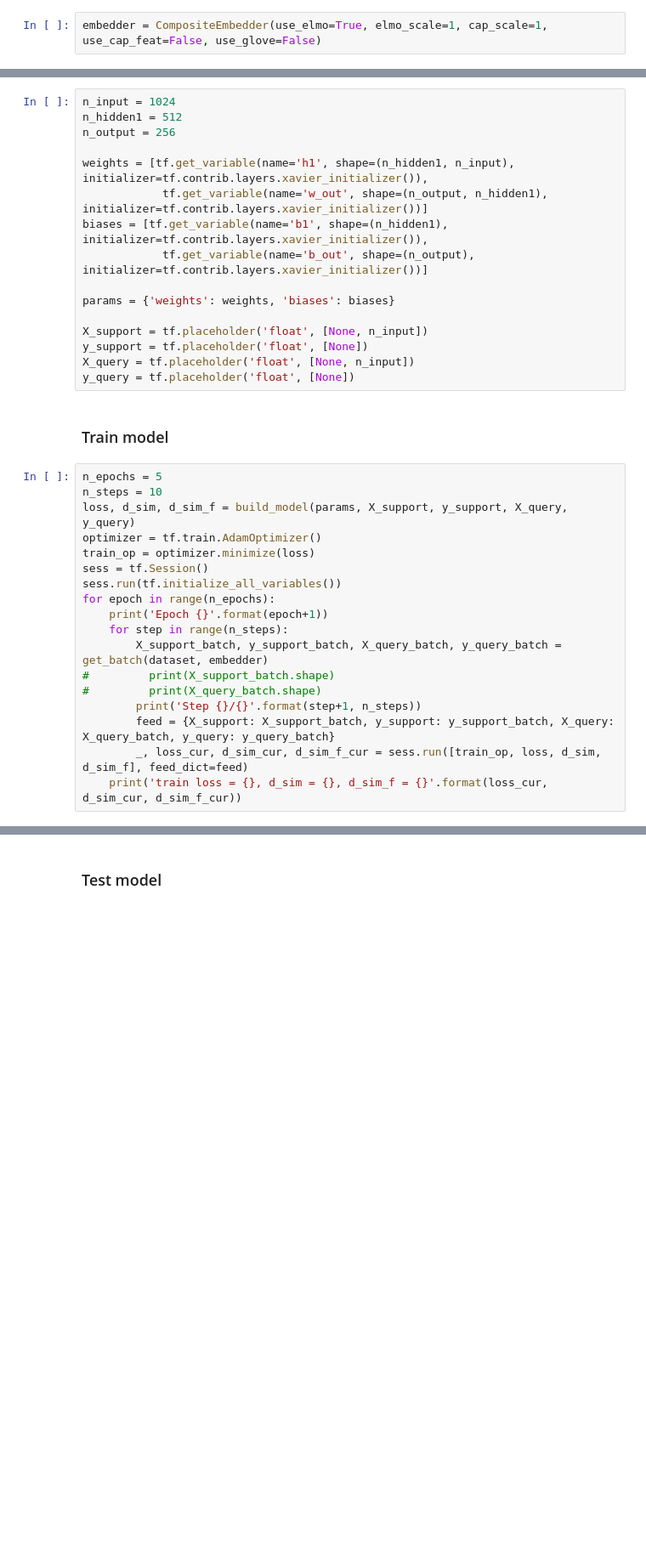
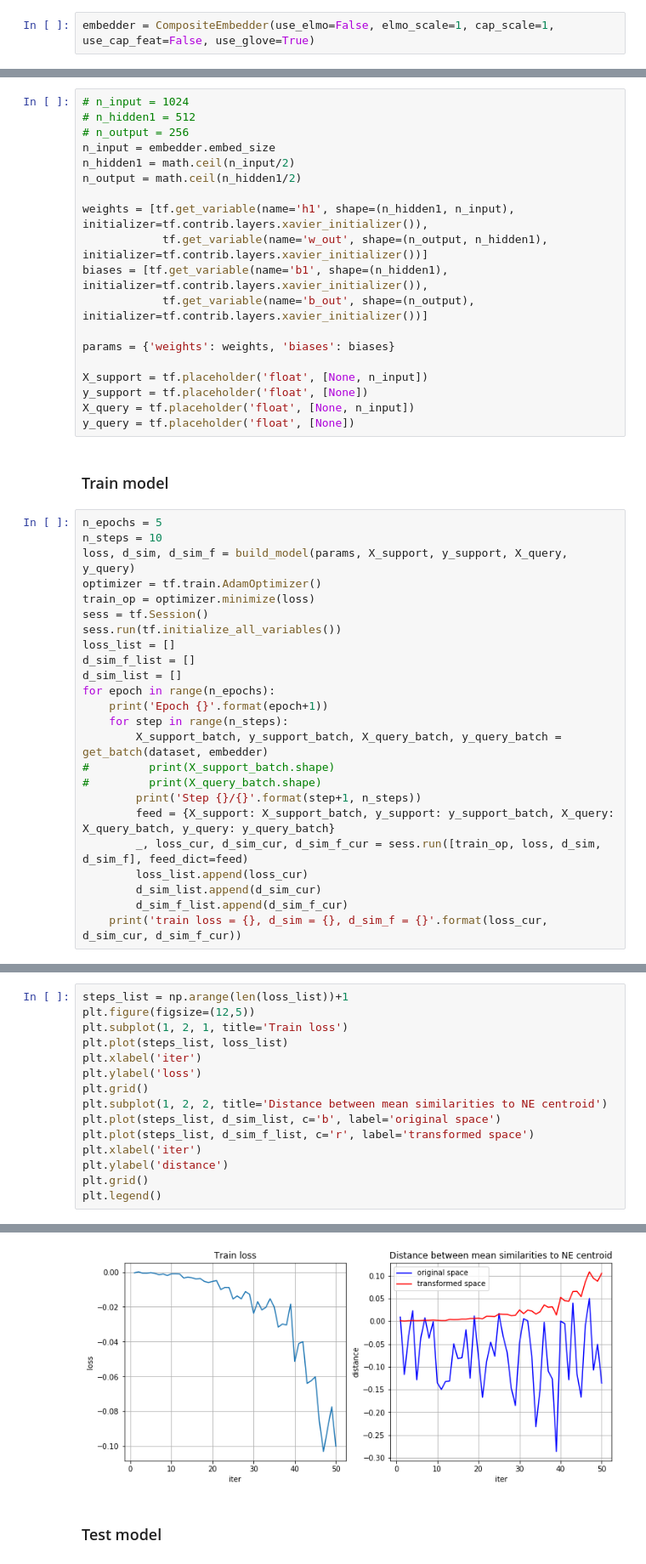
Before and after one commit to deeppavlov/fewshot_NER, a Jupyter notebook: notebooks/8. Metric network learning.ipynb, the cells around one changed output, grey strips where cells are left out. Shown: that part at 85% size. Drawn from its saved outputs; the diff is of its cells as text; blank space fills up the shorter version.

```diff
--- a/notebooks/8. Metric network learning.ipynb
+++ b/notebooks/8. Metric network learning.ipynb
@@ -39,5 +41,5 @@ Num of train sentences: 12195
 Num of valid sentences: 1553
 Num of test sentences: 1573
 # %%
-embedder = CompositeEmbedder(use_elmo=True, elmo_scale=1, cap_scale=1, use_cap_feat=False, use_glove=False)
+embedder = CompositeEmbedder(use_elmo=False, elmo_scale=1, cap_scale=1, use_cap_feat=False, use_glove=True)
 # %% [output]
@@ -139,9 +132,12 @@ def build_model(params, X_support, y_support, X_query, y_query, verbose=False):
 
     return loss, d_sim, d_sim_f
 # %%
-n_input = 1024
-n_hidden1 = 512
-n_output = 256
+# n_input = 1024
+# n_hidden1 = 512
+# n_output = 256
+n_input = embedder.embed_size
+n_hidden1 = math.ceil(n_input/2)
+n_output = math.ceil(n_hidden1/2)
 
 weights = [tf.get_variable(name='h1', shape=(n_hidden1, n_input), initializer=tf.contrib.layers.xavier_initializer()),
             tf.get_variable(name='w_out', shape=(n_output, n_hidden1), initializer=tf.contrib.layers.xavier_initializer())]
@@ -164,6 +160,9 @@ optimizer = tf.train.AdamOptimizer()
 train_op = optimizer.minimize(loss)
 sess = tf.Session()
 sess.run(tf.initialize_all_variables())
+loss_list = []
+d_sim_f_list = []
+d_sim_list = []
 for epoch in range(n_epochs):
     print('Epoch {}'.format(epoch+1))
     for step in range(n_steps):
@@ -173,6 +172,9 @@ for epoch in range(n_epochs):
         print('Step {}/{}'.format(step+1, n_steps))
         feed = {X_support: X_support_batch, y_support: y_support_batch, X_query: X_query_batch, y_query: y_query_batch}
         _, loss_cur, d_sim_cur, d_sim_f_cur = sess.run([train_op, loss, d_sim, d_sim_f], feed_dict=feed)
+        loss_list.append(loss_cur)
+        d_sim_list.append(d_sim_cur)
+        d_sim_f_list.append(d_sim_f_cur)
     print('train loss = {}, d_sim = {}, d_sim_f = {}'.format(loss_cur, d_sim_cur, d_sim_f_cur))
 # %% [output]
 WARNING:tensorflow:From /home/kostrovskiy/prog/AI/NLP/DeepPavlov/env/lib/python3.6/site-packages/tensorflow/python/util/tf_should_use.py:118: initialize_all_variables (from tensorflow.python.ops.varia ...
@@ -200,0 +203,16 @@ Step 9/10
+# %%
+steps_list = np.arange(len(loss_list))+1
+plt.figure(figsize=(12,5))
+plt.subplot(1, 2, 1, title='Train loss')
+plt.plot(steps_list, loss_list)
+plt.xlabel('iter')
+plt.ylabel('loss')
+plt.grid()
+plt.subplot(1, 2, 2, title='Distance between mean similarities to NE centroid')
+plt.plot(steps_list, d_sim_list, c='b', label='original space')
+plt.plot(steps_list, d_sim_f_list, c='r', label='transformed space')
+plt.xlabel('iter')
+plt.ylabel('distance')
+plt.grid()
+plt.legend()
+# %% [output]
@@ -201,3 +222,4 @@ Step 9/10
+[figure, added]
 # %% [markdown]
 ### Test model
 # %%
```
Also changed, not shown: parts of 19 cells of this notebook, 5 other files.
